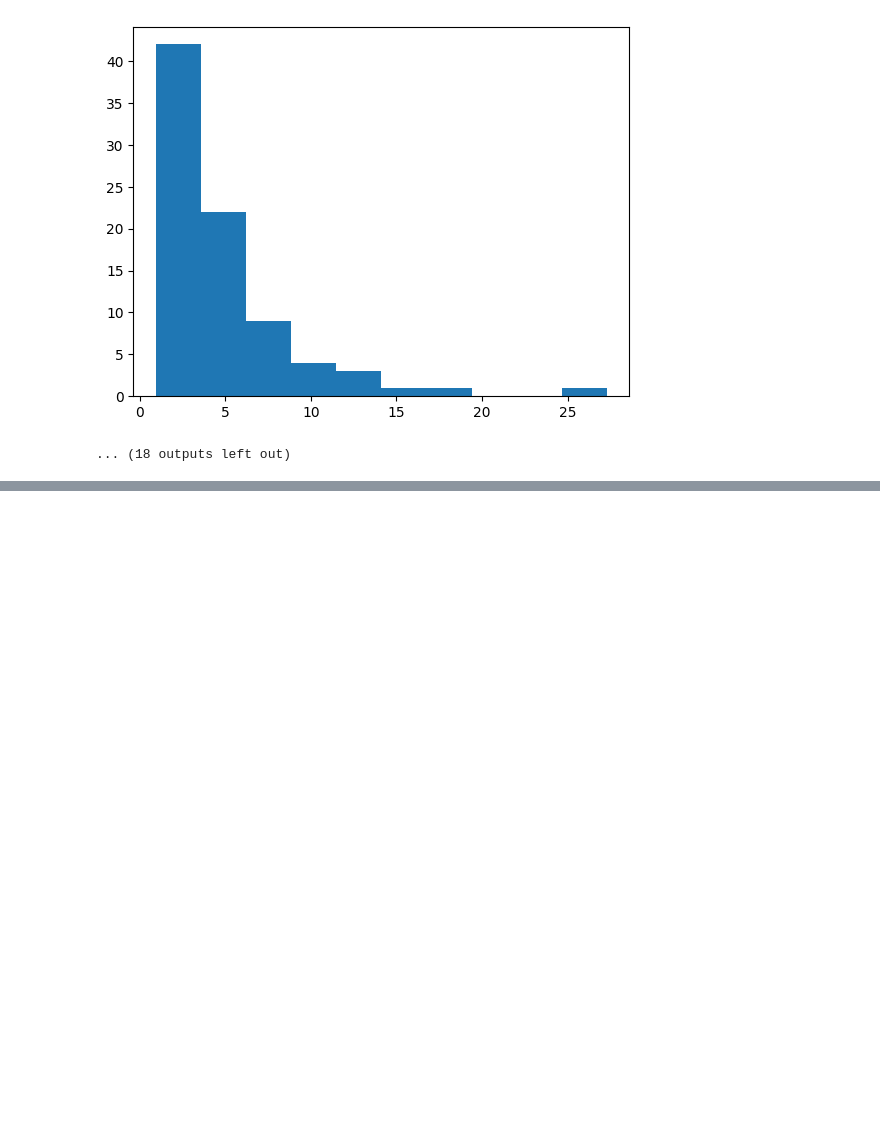
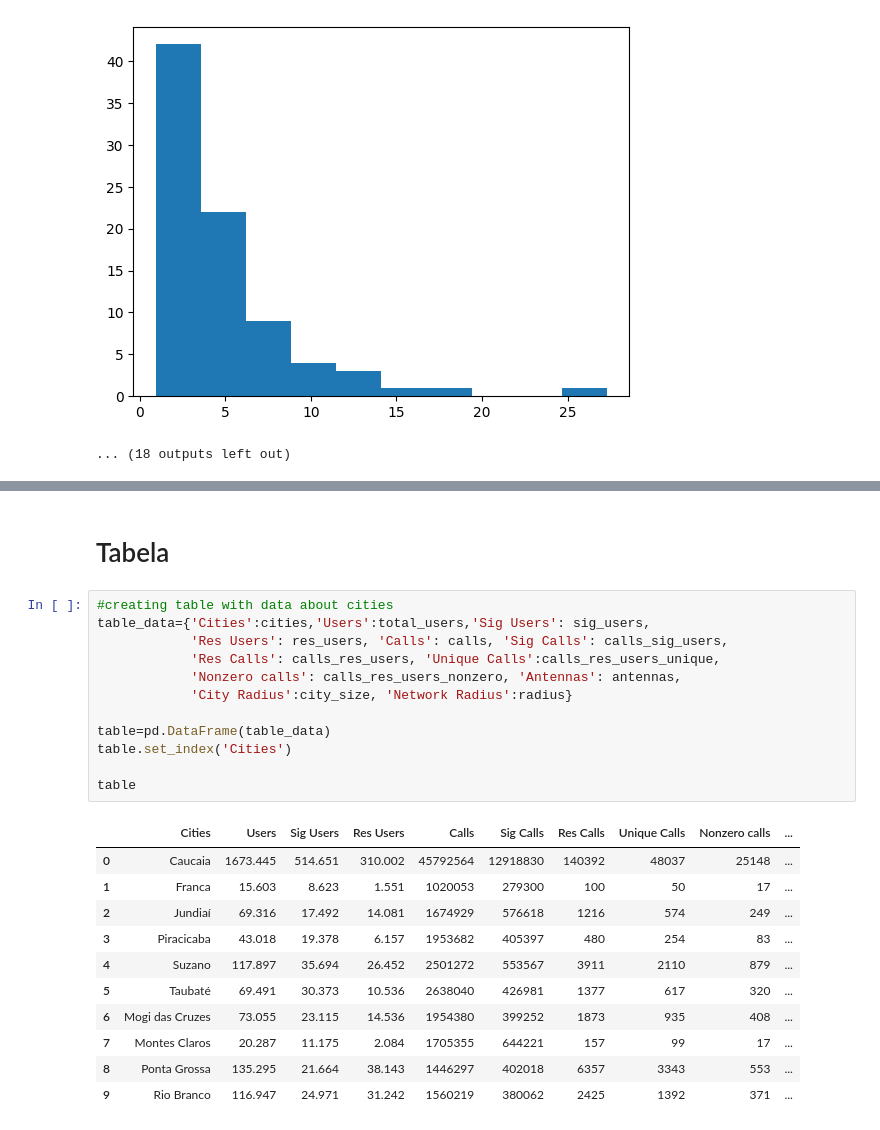
Before and after one commit to anahimaciel/Networks-in-cities, a Jupyter notebook: Results.ipynb, the cells around one changed output, grey strips where cells are left out. Drawn from its saved outputs; the diff is of its cells as text; blank space fills up the shorter version.

```diff
--- a/Results.ipynb
+++ b/Results.ipynb
@@ -280,0 +311,26 @@ for i in os.listdir("/content/drive/MyDrive/Networks in cities/Dados"):
+# %% [markdown]
+# Tabela
+# %%
+#creating table with data about cities
+table_data={'Cities':cities,'Users':total_users,'Sig Users': sig_users,
+            'Res Users': res_users, 'Calls': calls, 'Sig Calls': calls_sig_users,
+            'Res Calls': calls_res_users, 'Unique Calls':calls_res_users_unique,
+            'Nonzero calls': calls_res_users_nonzero, 'Antennas': antennas,
+            'City Radius':city_size, 'Network Radius':radius}
+
+table=pd.DataFrame(table_data)
+table.set_index('Cities')
+
+table
+# %% [output]
+|  | Cities | Users | Sig Users | Res Users | Calls | Sig Calls | Res Calls | Unique Calls | Nonzero calls | ... |
+| 0 | Caucaia | 1673.445 | 514.651 | 310.002 | 45792564 | 12918830 | 140392 | 48037 | 25148 | ... |
+| 1 | Franca | 15.603 | 8.623 | 1.551 | 1020053 | 279300 | 100 | 50 | 17 | ... |
+| 2 | Jundiaí | 69.316 | 17.492 | 14.081 | 1674929 | 576618 | 1216 | 574 | 249 | ... |
+| 3 | Piracicaba | 43.018 | 19.378 | 6.157 | 1953682 | 405397 | 480 | 254 | 83 | ... |
+| 4 | Suzano | 117.897 | 35.694 | 26.452 | 2501272 | 553567 | 3911 | 2110 | 879 | ... |
+| 5 | Taubaté | 69.491 | 30.373 | 10.536 | 2638040 | 426981 | 1377 | 617 | 320 | ... |
+| 6 | Mogi das Cruzes | 73.055 | 23.115 | 14.536 | 1954380 | 399252 | 1873 | 935 | 408 | ... |
+| 7 | Montes Claros | 20.287 | 11.175 | 2.084 | 1705355 | 644221 | 157 | 99 | 17 | ... |
+| 8 | Ponta Grossa | 135.295 | 21.664 | 38.143 | 1446297 | 402018 | 6357 | 3343 | 553 | ... |
+| 9 | Rio Branco | 116.947 | 24.971 | 31.242 | 1560219 | 380062 | 2425 | 1392 | 371 | ... |
```
Also changed, not shown: parts of 10 cells of this notebook.
